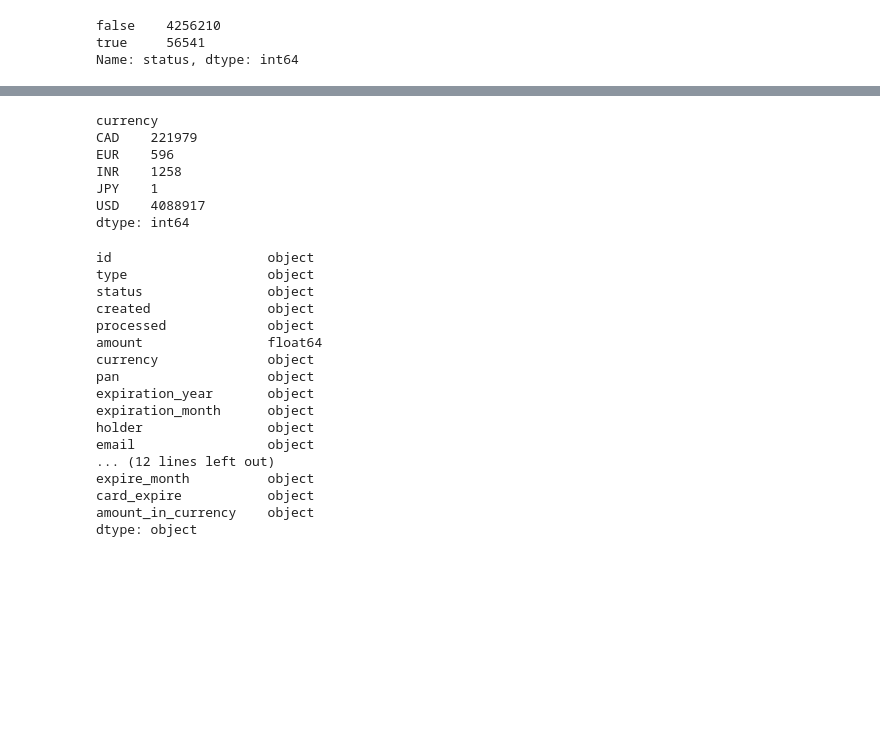
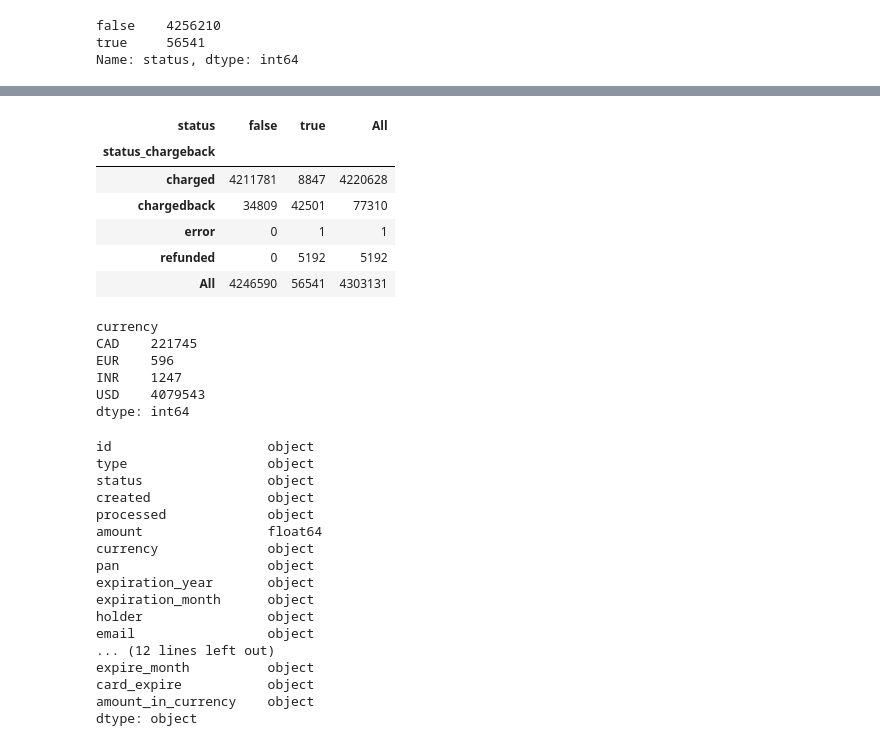
Before and after one commit to Shugarev/analyzer_prediction, a Jupyter notebook: first-look.ipynb, the cells around one changed output, grey strips where cells are left out. Cells and saved outputs as stored; diff of their text form; code cells hidden in the pictures; blank space fills up the shorter version.

Commit message:
[refactoring] [add test]  statistic

```diff
--- a/first-look.ipynb
+++ b/first-look.ipynb
@@ -264,3 +287,17 @@ Name: status, dtype: int64
+# %%
+mask_status = ( (df.status_chargeback == 'refunded') | (df.status_chargeback == 'error') ) & (~df.status.isin(Statistic.BAD_STATUSES))
+# %%
+df = df[~mask_status]
+# %%
+pd.crosstab(index=df.status_chargeback, columns=df.status, margins=True)
+# %% [output]
+| status | false | true | All |
+| status_chargeback |  |  |  |
+| charged | 4211781 | 8847 | 4220628 |
+| chargedback | 34809 | 42501 | 77310 |
+| error | 0 | 1 | 1 |
+| refunded | 0 | 5192 | 5192 |
+| All | 4246590 | 56541 | 4303131 |
 # %%
 df['date_cb_only'] = df['processed'].str[:10]
 # %%
@@ -275,11 +312,10 @@ df['card_expire'] = df.expire_year +  "-" +  df.expire_month
 df.groupby(['currency']).size()
 # %% [output]
 currency
-CAD    221979
+CAD    221745
 EUR    596
-INR    1258
-JPY    1
-USD    4088917
+INR    1247
+USD    4079543
 dtype: int64
 # %%
 df['amount_in_currency'] = df.amount
```
Also changed, not shown: parts of 10 cells of this notebook, 7 other files.
